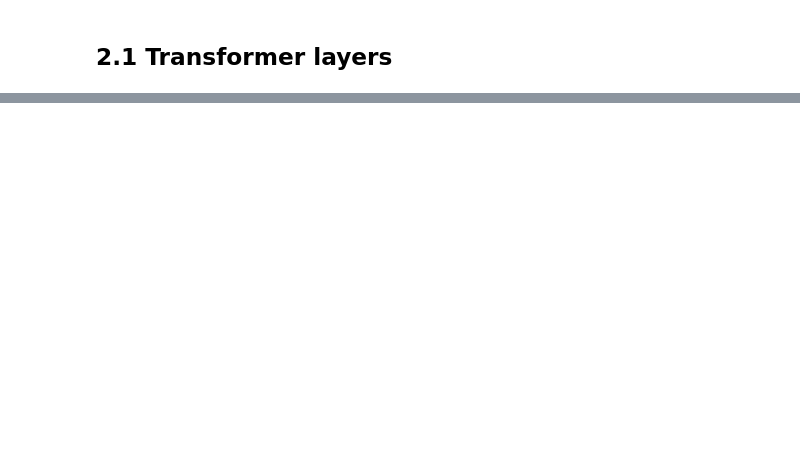
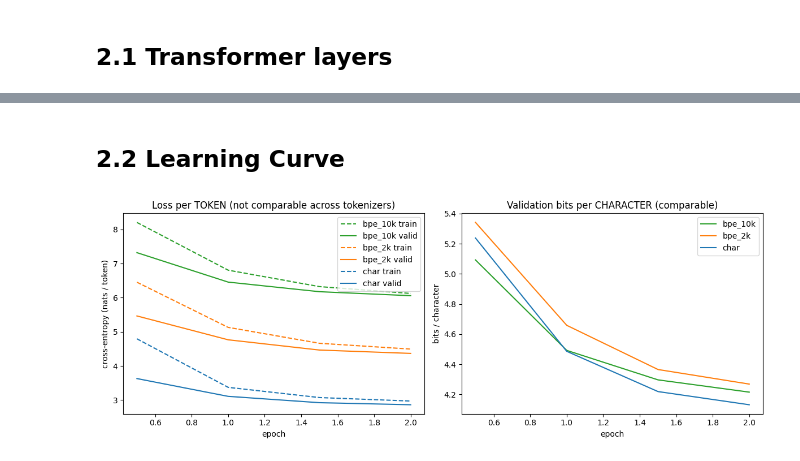
Before and after one commit to Aveiro11/Multilingual-Tokenization-and-Language-Modeling, a Jupyter notebook: Assignment1.ipynb, the cells around one changed output, grey strips where cells are left out. Drawn from its saved outputs; the diff is of its cells as text; code cells hidden in the pictures; blank space fills up the shorter version.

Commit message:
Error fixed and plots added

```diff
--- a/Assignment1.ipynb
+++ b/Assignment1.ipynb
@@ -596,0 +594,22 @@ def forward(self, x):
+# %%
+rows = []
+for name, d in data.items():
+    model = TransformerLM(d["vocab"])# build a model (not trained)
+    total  = sum(p.numel() for p in model.parameters())# every parameter
+    emb_in = model.tok_emb.weight.numel()# input embeddings = V x D
+    out    = model.head.weight.numel()# output layer = D x V
+    pos    = model.pos_emb.weight.numel()# position embeddings
+    rows.append({
+        "tokenizer": name,
+        "vocab (incl. EOS)": d["vocab"],
+        "input embeddings": emb_in,
+        "output layer": out,
+        "position embeddings": pos,
+        "transformer layers": total - emb_in - out - pos,
+        "TOTAL": total,
+        "start loss should be ~ln(V)": round(math.log(d["vocab"]), 2),
+    })
+    del model
+param_table = pd.DataFrame(rows)
+param_table.to_csv(f"{OUT_DIR}/parameter_counts.csv", index=False)
+param_table
@@ -653,0 +792,25 @@ def train_model(name):
+# %% [markdown]
+## 2.2 Learning Curve
+# %%
+import matplotlib.pyplot as plt
+
+colors = {"char": "tab:blue", "bpe_2k": "tab:orange", "bpe_10k": "tab:green"}
+history = pd.concat([pd.read_csv(f"{OUT_DIR}/{n}_history.csv") for n in ["char", "bpe_2k", "bpe_10k"]])
+
+fig, axes = plt.subplots(1, 2, figsize=(12, 4.5))
+for name, g in history.groupby("tokenizer"):
+    axes[0].plot(g["epoch"], g["train_loss"], "--", color=colors[name], label=f"{name} train")# dashed = training
+    axes[0].plot(g["epoch"], g["val_loss"],   "-",  color=colors[name], label=f"{name} valid")# solid = validation
+    axes[1].plot(g["epoch"], g["val_bpc"], "-", color=colors[name], label=name)
+
+axes[0].set_title("Loss per TOKEN (not comparable across tokenizers)")
+axes[0].set_xlabel("epoch"); axes[0].set_ylabel("cross-entropy (nats / token)")
+axes[1].set_title("Validation bits per CHARACTER (comparable)")
+axes[1].set_xlabel("epoch"); axes[1].set_ylabel("bits / character")
+for ax in axes:
+    ax.legend()
+plt.tight_layout()
+plt.savefig(f"{OUT_DIR}/learning_curves.png", dpi=150)
+plt.show()
+# %% [output]
+[figure, added]
```
Also changed, not shown: parts of 12 cells of this notebook, 8 other files.
